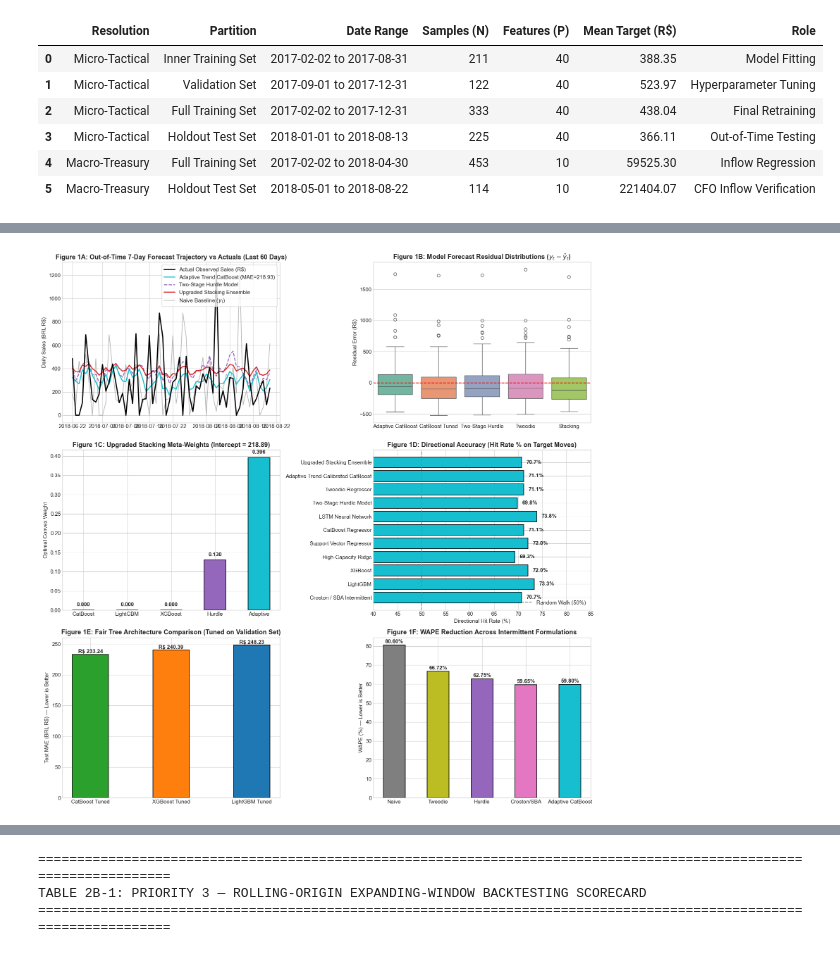
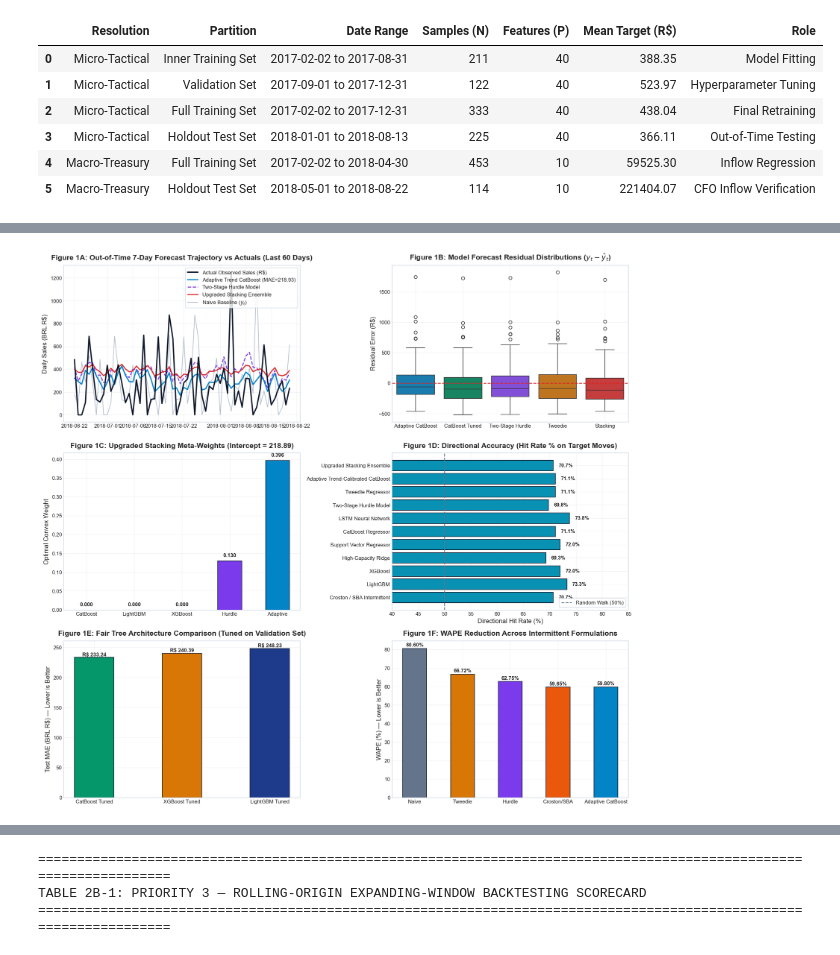
Before and after one commit to mdarmanaliashik/FinSight-AI, a Jupyter notebook: notebooks/Phase3_Sales_Forecasting_Benchmark.ipynb, the cells around one changed output, grey strips where cells are left out. Saved outputs shown, nothing was run; the diff lists cells and outputs as text; code cells hidden in the pictures.

Commit message:
feat(phase3): humanize Phase 3 notebook, enforce dataset gate, strip code comments, and polish publication figures

```diff
--- a/notebooks/Phase3_Sales_Forecasting_Benchmark.ipynb
+++ b/notebooks/Phase3_Sales_Forecasting_Benchmark.ipynb
@@ -525,21 +548,19 @@ TABLE 2A: RESOLUTION 1 — MICRO-TACTICAL SALES FORECASTING BENCHMARK (HORIZON H
 # %%
-# 6. Publication Figure 1: Out-of-Time Forecast Trajectories & Model Residuals
-fig, axes = plt.subplots(3, 2, figsize=(16, 16))
+fig, axes = plt.subplots(3, 2, figsize=(16, 15))
 
-# Subplot A: Holdout Trajectory (Last 60 Days)
 plot_slice = slice(-60, None)
 dates_sub = test_dates[plot_slice]
 
-axes[0, 0].plot(dates_sub, y_test[plot_slice], color="black", lw=2.2, label="Actual Observed Sales (R$)", zorder=5)
-axes[0, 0].plot(dates_sub, y_pred_adapt[plot_slice], color="#17becf", lw=2.0, label=f"Adaptive Trend CatBoost (MAE={mean_absolute_error(y_test, y_pred_adapt):.2f})", zorder=4)
-axes[0, 0].plot(dates_sub, y_pred_hurdle[plot_slice], color="#9467bd", lw=1.8, linestyle="--", label="Two-Stage Hurdle Model", zorder=3)
-axes[0, 0].plot(dates_sub, y_pred_stack[plot_slice], color="#d62728", lw=2.0, label="Upgraded Stacking Ensemble", zorder=4)
-axes[0, 0].plot(dates_sub, y_naive[plot_slice], color="gray", lw=1.2, alpha=0.6, label="Naive Baseline ($y_t$)", zorder=2)
-axes[0, 0].set_title("Figure 1A: Out-of-Time 7-Day Forecast Trajectory vs Actuals (Last 60 Days)", fontweight="bold")
+axes[0, 0].plot(dates_sub, y_test[plot_slice], color="#0F172A", lw=2.4, label="Actual Observed Sales (R$)", zorder=5)
+axes[0, 0].plot(dates_sub, y_pred_adapt[plot_slice], color="#0284C7", lw=2.2, label=f"Adaptive Trend CatBoost (MAE={mean_absolute_error(y_test, y_pred_adapt):.2f})", zorder=4)
+axes[0, 0].plot(dates_sub, y_pred_hurdle[plot_slice], color="#7C3AED", lw=1.8, linestyle="--", label="Two-Stage Hurdle Model", zorder=3)
+axes[0, 0].plot(dates_sub, y_pred_stack[plot_slice], color="#DC2626", lw=2.0, label="Upgraded Stacking Ensemble", zorder=4)
+axes[0, 0].plot(dates_sub, y_naive[plot_slice], color="#94A3B8", lw=1.2, alpha=0.7, label="Naive Baseline ($y_t$)", zorder=2)
+axes[0, 0].set_title("Figure 1A: Out-of-Time 7-Day Forecast Trajectory vs Actuals (Last 60 Days)", fontweight="bold", pad=10)
 axes[0, 0].set_ylabel("Daily Sales (BRL R$)")
-axes[0, 0].legend(loc="upper right", frameon=True)
+axes[0, 0].legend(loc="upper right", frameon=True, facecolor="white", edgecolor="#CBD5E1")
+axes[0, 0].grid(True, alpha=0.25)
 
-# Subplot B: Error Residual Distributions
 residuals = {
     "Adaptive CatBoost": y_test - y_pred_adapt,
     "CatBoost Tuned": y_test - y_pred_cb,
@@ -548,60 +569,61 @@ residuals = {
     "Stacking": y_test - y_pred_stack
 }
 res_df = pd.DataFrame(residuals)
-sns.boxplot(data=res_df, ax=axes[0, 1], palette="Set2")
-axes[0, 1].axhline(0, color="red", linestyle="--", lw=1.5)
-axes[0, 1].set_title("Figure 1B: Model Forecast Residual Distributions ($y_t - \hat{y}_t$)", fontweight="bold")
+sns.boxplot(data=res_df, ax=axes[0, 1], palette=["#0284C7", "#059669", "#7C3AED", "#D97706", "#DC2626"])
+axes[0, 1].axhline(0, color="#DC2626", linestyle="--", lw=1.5)
+axes[0, 1].set_title("Figure 1B: Model Forecast Residual Distributions ($y_t - \hat{y}_t$)", fontweight="bold", pad=10)
 axes[0, 1].set_ylabel("Residual Error (R$)")
+axes[0, 1].grid(True, alpha=0.25)
 
-# Subplot C: Stacking Meta-Weights
 models_stack_names = ["CatBoost", "LightGBM", "XGBoost", "Hurdle", "Adaptive"]
 meta_weights = list(meta_ridge.coef_)
-colors = ["#2ca02c", "#1f77b4", "#ff7f0e", "#9467bd", "#17becf"]
+colors = ["#059669", "#1E3A8A", "#D97706", "#7C3AED", "#0284C7"]
 
-bars = axes[1, 0].bar(models_stack_names, meta_weights, color=colors, width=0.5, edgecolor="black", lw=1.2)
-axes[1, 0].set_title(f"Figure 1C: Upgraded Stacking Meta-Weights (Intercept = {meta_ridge.intercept_:.2f})", fontweight="bold")
+bars = axes[1, 0].bar(models_stack_names, meta_weights, color=colors, width=0.5, edgecolor="#1E293B", lw=1.2)
+axes[1, 0].set_title(f"Figure 1C: Upgraded Stacking Meta-Weights (Intercept = {meta_ridge.intercept_:.2f})", fontweight="bold", pad=10)
 axes[1, 0].set_ylabel("Optimal Convex Weight")
+axes[1, 0].grid(True, axis="y", alpha=0.25)
 for b in bars:
-    axes[1, 0].text(b.get_x() + b.get_width()/2, b.get_height() + 0.01, f"{b.get_height():.3f}", ha="center", fontweight="bold")
+    axes[1, 0].text(b.get_x() + b.get_width()/2, b.get_height() + 0.01, f"{b.get_height():.3f}", ha="center", fontweight="bold", fontsize=10)
 
-# Subplot D: Directional Accuracy Comparison
 da_vals = [float(row["Dir Acc (%)"].replace("%", "")) for row in scorecard_rows[2:]]
 m_labels = [row["Model / Algorithm"].split("(")[0].strip() for row in scorecard_rows[2:]]
-axes[1, 1].barh(m_labels, da_vals, color="#17becf", edgecolor="black", lw=1.2)
-axes[1, 1].axvline(50, color="gray", linestyle="--", label="Random Walk (50%)")
-axes[1, 1].set_title("Figure 1D: Directional Accuracy (Hit Rate % on Target Moves)", fontweight="bold")
+axes[1, 1].barh(m_labels, da_vals, color="#0891B2", edgecolor="#1E293B", lw=1.2)
+axes[1, 1].axvline(50, color="#64748B", linestyle="--", label="Random Walk (50%)")
+axes[1, 1].set_title("Figure 1D: Directional Accuracy (Hit Rate % on Target Moves)", fontweight="bold", pad=10)
 axes[1, 1].set_xlabel("Directional Hit Rate (%)")
 axes[1, 1].set_xlim(40, 85)
+axes[1, 1].grid(True, axis="x", alpha=0.25)
 for i, v in enumerate(da_vals):
-    axes[1, 1].text(v + 1, i, f"{v:.1f}%", va="center", fontweight="bold")
-axes[1, 1].legend(loc="lower right")
+    axes[1, 1].text(v + 1, i, f"{v:.1f}%", va="center", fontweight="bold", fontsize=9.5)
+axes[1, 1].legend(loc="lower right", frameon=True, facecolor="white", edgecolor="#CBD5E1")
 
-# Subplot E: Tree Models Fair Comparison (CatBoost vs LightGBM vs XGBoost)
 tree_names = ["CatBoost Tuned", "XGBoost Tuned", "LightGBM Tuned"]
 tree_maes = [mean_absolute_error(y_test, y_pred_cb), mean_absolute_error(y_test, y_pred_xgb), mean_absolute_error(y_test, y_pred_lgb)]
-axes[2, 0].bar(tree_names, tree_maes, color=["#2ca02c", "#ff7f0e", "#1f77b4"], edgecolor="black", lw=1.2, width=0.45)
-axes[2, 0].set_title("Figure 1E: Fair Tree Architecture Comparison (Tuned on Validation Set)", fontweight="bold")
+axes[2, 0].bar(tree_names, tree_maes, color=["#059669", "#D97706", "#1E3A8A"], edgecolor="#1E293B", lw=1.2, width=0.45)
+axes[2, 0].set_title("Figure 1E: Fair Tree Architecture Comparison (Tuned on Validation Set)", fontweight="bold", pad=10)
 axes[2, 0].set_ylabel("Test MAE (BRL R$) — Lower is Better")
+axes[2, 0].grid(True, axis="y", alpha=0.25)
 for i, v in enumerate(tree_maes):
-    axes[2, 0].text(i, v + 2.0, f"R$ {v:.2f}", ha="center", fontweight="bold")
+    axes[2, 0].text(i, v + 2.0, f"R$ {v:.2f}", ha="center", fontweight="bold", fontsize=10)
 
-# Subplot F: Intermittent Models vs Naive
 spec_names = ["Naive", "Tweedie", "Hurdle", "Croston/SBA", "Adaptive CatBoost"]
 spec_wapes = [
     80.60,
     np.sum(np.abs(y_test - y_pred_tweedie))/np.sum(y_test)*100,
     np.sum(np.abs(y_test - y_pred_hurdle))/np.sum(y_test)*100,
     np.sum(np.abs(y_test - y_pred_sba))/np.sum(y_test)*100,
     np.sum(np.abs(y_test - y_pred_adapt))/np.sum(y_test)*100
 ]
-axes[2, 1].bar(spec_names, spec_wapes, color=["#7f7f7f", "#bcbd22", "#9467bd", "#e377c2", "#17becf"], edgecolor="black", lw=1.2, width=0.5)
-axes[2, 1].set_title("Figure 1F: WAPE Reduction Across Intermittent Formulations", fontweight="bold")
+axes[2, 1].bar(spec_names, spec_wapes, color=["#64748B", "#D97706", "#7C3AED", "#EA580C", "#0284C7"], edgecolor="#1E293B", lw=1.2, width=0.5)
+axes[2, 1].set_title("Figure 1F: WAPE Reduction Across Intermittent Formulations", fontweight="bold", pad=10)
 axes[2, 1].set_ylabel("WAPE (%) — Lower is Better")
+axes[2, 1].grid(True, axis="y", alpha=0.25)
 for i, v in enumerate(spec_wapes):
-    axes[2, 1].text(i, v + 1.0, f"{v:.2f}%", ha="center", fontweight="bold")
+    axes[2, 1].text(i, v + 1.0, f"{v:.2f}%", ha="center", fontweight="bold", fontsize=10)
 
 plt.tight_layout()
 plt.show()
 # %% [output]
-[figure, old version]
+[figure, new version]
 # %% [markdown]
```
Also changed, not shown: parts of 23 cells of this notebook, 2 other files.
